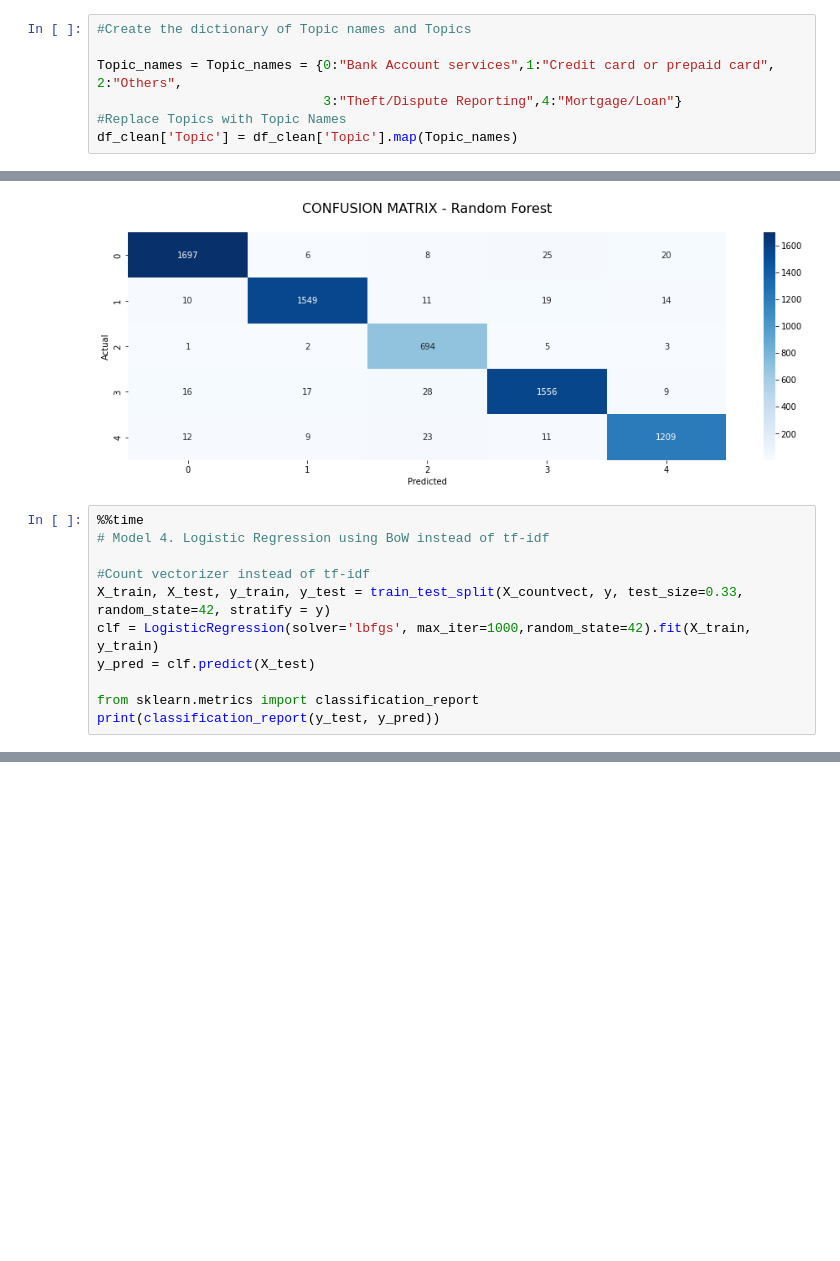
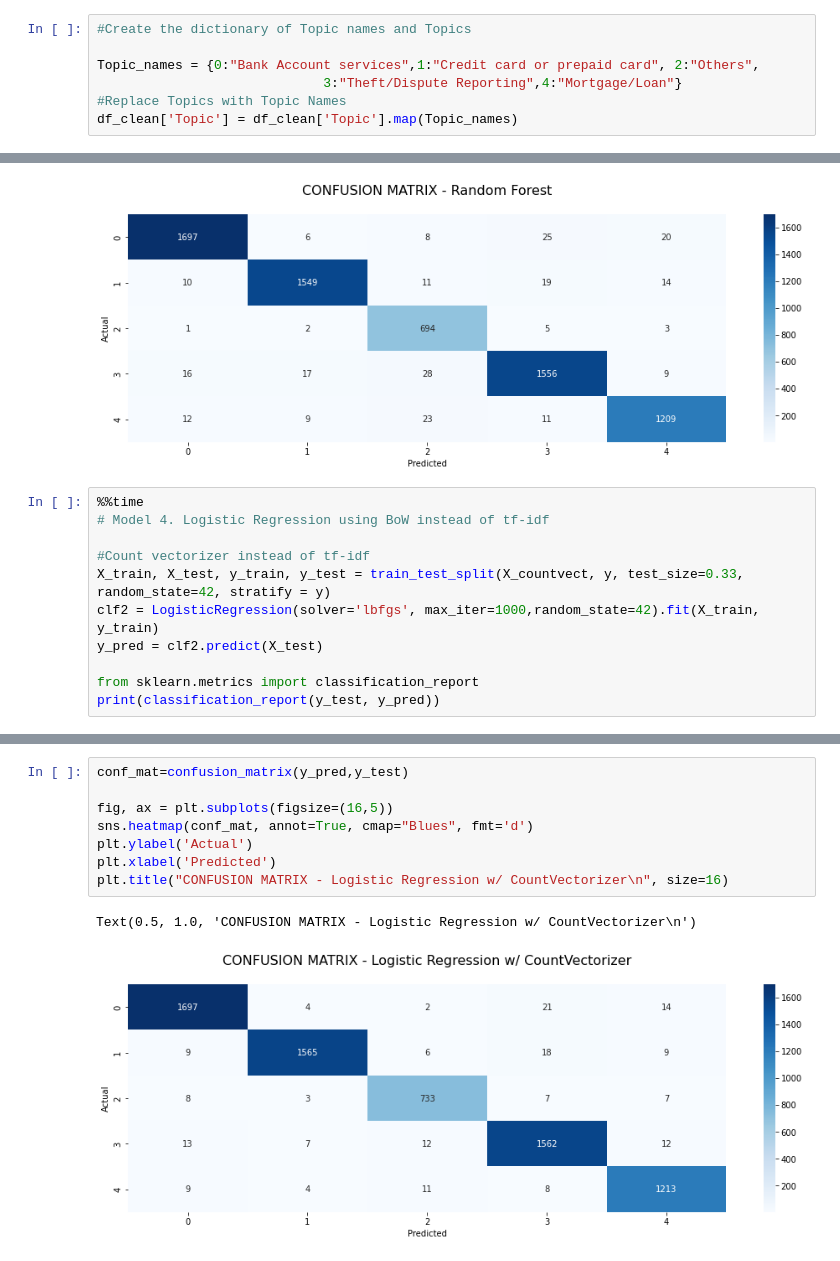
Before and after one commit to bengcheo/ticket_classification, a Jupyter notebook: Automatic_Ticket_Classification_Assignment.ipynb, the cells around one changed output, grey strips where cells are left out. Drawn from its saved outputs; the diff is of its cells as text; blank space fills up the shorter version.

```diff
--- a/Automatic_Ticket_Classification_Assignment.ipynb
+++ b/Automatic_Ticket_Classification_Assignment.ipynb
@@ -499,7 +499,7 @@ df_complaints.sort_values('Topic')
 # %%
 #Create the dictionary of Topic names and Topics
 
-Topic_names = Topic_names = {0:"Bank Account services",1:"Credit card or prepaid card", 2:"Others",
+Topic_names = {0:"Bank Account services",1:"Credit card or prepaid card", 2:"Others",
                              3:"Theft/Dispute Reporting",4:"Mortgage/Loan"}
 #Replace Topics with Topic Names
 df_clean['Topic'] = df_clean['Topic'].map(Topic_names)
@@ -706,8 +706,8 @@ Text(0.5, 1.0, 'CONFUSION MATRIX - Random Forest\n')
 
 #Count vectorizer instead of tf-idf
 X_train, X_test, y_train, y_test = train_test_split(X_countvect, y, test_size=0.33, random_state=42, stratify = y)
-clf = LogisticRegression(solver='lbfgs', max_iter=1000,random_state=42).fit(X_train, y_train)
-y_pred = clf.predict(X_test)
+clf2 = LogisticRegression(solver='lbfgs', max_iter=1000,random_state=42).fit(X_train, y_train)
+y_pred = clf2.predict(X_test)
 
 from sklearn.metrics import classification_report
 print(classification_report(y_test, y_pred))
@@ -728,3 +728,14 @@ Wall time: 3.76 s
+# %%
+conf_mat=confusion_matrix(y_pred,y_test)
+
+fig, ax = plt.subplots(figsize=(16,5))
+sns.heatmap(conf_mat, annot=True, cmap="Blues", fmt='d')
+plt.ylabel('Actual')
+plt.xlabel('Predicted')
+plt.title("CONFUSION MATRIX - Logistic Regression w/ CountVectorizer\n", size=16)
+# %% [output]
+Text(0.5, 1.0, 'CONFUSION MATRIX - Logistic Regression w/ CountVectorizer\n')
+[figure, added]
 # %% [markdown]
 ## Model Selected
 
```
Also changed, not shown: parts of 6 cells of this notebook.
